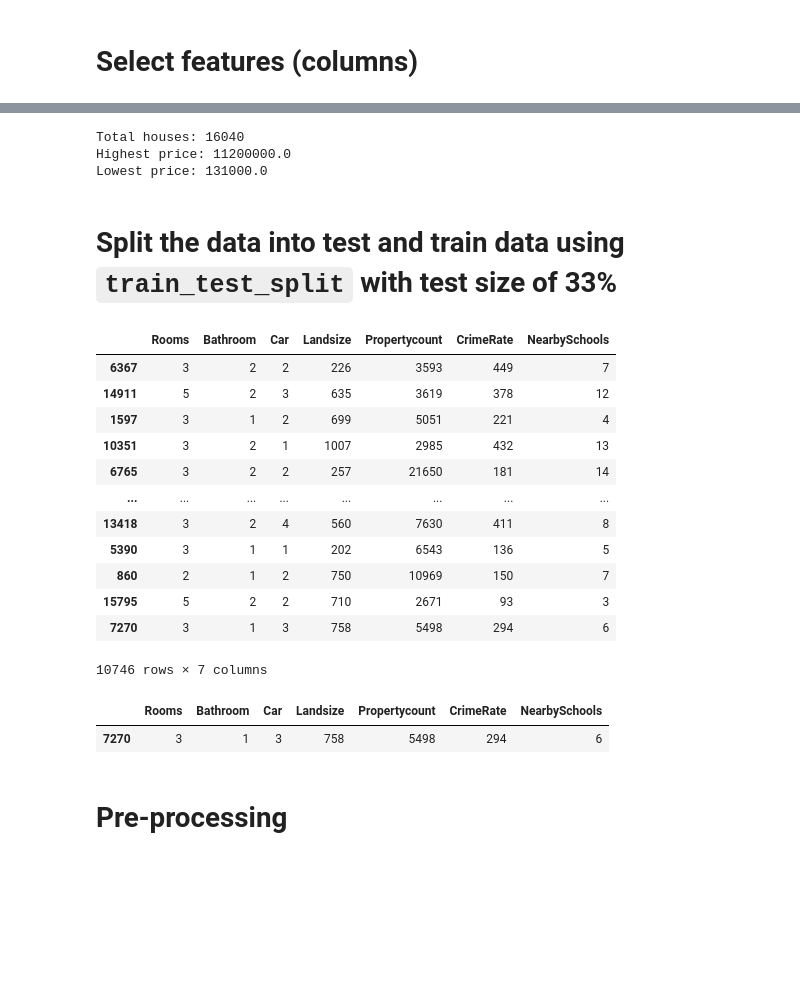
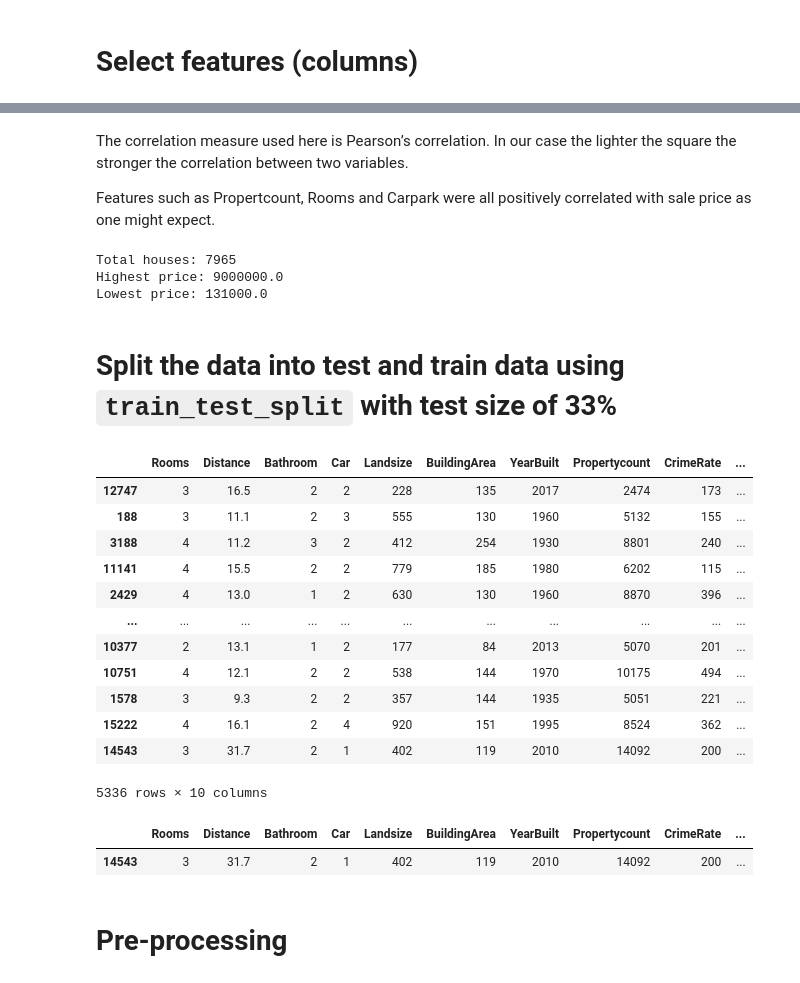
Before and after one commit to Franco1230/Data-Bootcamp-Final-Project, a Jupyter notebook: jupyter_notebook/random_forest.ipynb, the cells around one changed output, grey strips where cells are left out. Drawn from its saved outputs; the diff is of its cells as text; code cells hidden in the pictures; blank space fills up the shorter version.

```diff
--- a/jupyter_notebook/random_forest.ipynb
+++ b/jupyter_notebook/random_forest.ipynb
@@ -24,3 +24,7 @@ df
 | 16038 | Yarraville | 147A Severn St | 2 | t | 705000.0 | 2018-02-24 | 6.3 | 3013 | 1 | 2 | 220 | ... |
 | 16039 | Yarraville | 3 Tarrengower St | 2 | h | 1020000.0 | 2018-02-24 | 6.3 | 3013 | 1 | 0 | 250 | ... |
 16040 rows × 20 columns
+# %%
+df=df[df["YearBuilt"]!=0]
+df=df[df["BuildingArea"]!=0]
+df
@@ -30,15 +82,14 @@ df
 # Set features to be used as X values.
 X = df.drop(["Price",
              "Suburb",
+             "Date",
              "Address",
              "Type",
-             "Date",
-             "Postcode",
-             "BuildingArea",
              "CouncilArea",
              "Lattitude",
              "Longtitude",
-             "Regionname"], axis = "columns")
+             "Regionname",
+              "Postcode"], axis = "columns")
 y = df["Price"]
 print(X.shape, y.shape)
 # %% [output]
@@ -78,3 +139,8 @@ plt.show()
+# %% [markdown]
+The correlation measure used here is Pearson’s correlation.
+In our case the lighter the square the stronger the correlation between two variables.
+
+Features such as Propertcount, Rooms and Carpark were all positively correlated with sale price as one might expect.
 # %%
 # GET housing stats
 total_houses = len(df)
@@ -84,8 +150,8 @@ print(f"Total houses: {total_houses}")
 print(f"Highest price: {max_value}")
 print(f"Lowest price: {min_value}")
 # %% [output]
-Total houses: 16040
-Highest price: 11200000.0
+Total houses: 7965
+Highest price: 9000000.0
 Lowest price: 131000.0
 # %% [markdown]
 # Split the data into test and train data using `train_test_split` with test size of 33%
@@ -93,25 +159,25 @@ Lowest price: 131000.0
 X_train, X_test, y_train, y_test = train_test_split(X, y, random_state = 42, test_size = 0.33)
 X_train
 # %% [output]
-|  | Rooms | Bathroom | Car | Landsize | Propertycount | CrimeRate | NearbySchools |
-| 6367 | 3 | 2 | 2 | 226 | 3593 | 449 | 7 |
-| 14911 | 5 | 2 | 3 | 635 | 3619 | 378 | 12 |
-| 1597 | 3 | 1 | 2 | 699 | 5051 | 221 | 4 |
-| 10351 | 3 | 2 | 1 | 1007 | 2985 | 432 | 13 |
-| 6765 | 3 | 2 | 2 | 257 | 21650 | 181 | 14 |
-| ... | ... | ... | ... | ... | ... | ... | ... |
-| 13418 | 3 | 2 | 4 | 560 | 7630 | 411 | 8 |
-| 5390 | 3 | 1 | 1 | 202 | 6543 | 136 | 5 |
-| 860 | 2 | 1 | 2 | 750 | 10969 | 150 | 7 |
-| 15795 | 5 | 2 | 2 | 710 | 2671 | 93 | 3 |
-| 7270 | 3 | 1 | 3 | 758 | 5498 | 294 | 6 |
+|  | Rooms | Distance | Bathroom | Car | Landsize | BuildingArea | YearBuilt | Propertycount | CrimeRate | ... |
+| 12747 | 3 | 16.5 | 2 | 2 | 228 | 135 | 2017 | 2474 | 173 | ... |
+| 188 | 3 | 11.1 | 2 | 3 | 555 | 130 | 1960 | 5132 | 155 | ... |
+| 3188 | 4 | 11.2 | 3 | 2 | 412 | 254 | 1930 | 8801 | 240 | ... |
+| 11141 | 4 | 15.5 | 2 | 2 | 779 | 185 | 1980 | 6202 | 115 | ... |
+| 2429 | 4 | 13.0 | 1 | 2 | 630 | 130 | 1960 | 8870 | 396 | ... |
+| ... | ... | ... | ... | ... | ... | ... | ... | ... | ... | ... |
+| 10377 | 2 | 13.1 | 1 | 2 | 177 | 84 | 2013 | 5070 | 201 | ... |
+| 10751 | 4 | 12.1 | 2 | 2 | 538 | 144 | 1970 | 10175 | 494 | ... |
+| 1578 | 3 | 9.3 | 2 | 2 | 357 | 144 | 1935 | 5051 | 221 | ... |
+| 15222 | 4 | 16.1 | 2 | 4 | 920 | 151 | 1995 | 8524 | 362 | ... |
+| 14543 | 3 | 31.7 | 2 | 1 | 402 | 119 | 2010 | 14092 | 200 | ... |
-10746 rows × 7 columns
+5336 rows × 10 columns
 # %%
-X_train2, X_test2, y_train2, y_test2 = train_test_split(X, y, random_state = 42, test_size = 16039)
+X_train2, X_test2, y_train2, y_test2 = train_test_split(X, y, random_state = 42, test_size = 7964)
 X_train2
 # %% [output]
-|  | Rooms | Bathroom | Car | Landsize | Propertycount | CrimeRate | NearbySchools |
-| 7270 | 3 | 1 | 3 | 758 | 5498 | 294 | 6 |
+|  | Rooms | Distance | Bathroom | Car | Landsize | BuildingArea | YearBuilt | Propertycount | CrimeRate | ... |
+| 14543 | 3 | 31.7 | 2 | 1 | 402 | 119 | 2010 | 14092 | 200 | ... |
 # %% [markdown]
 # Pre-processing
 # %%
```
Also changed, not shown: parts of 17 cells of this notebook, 3 other files.
